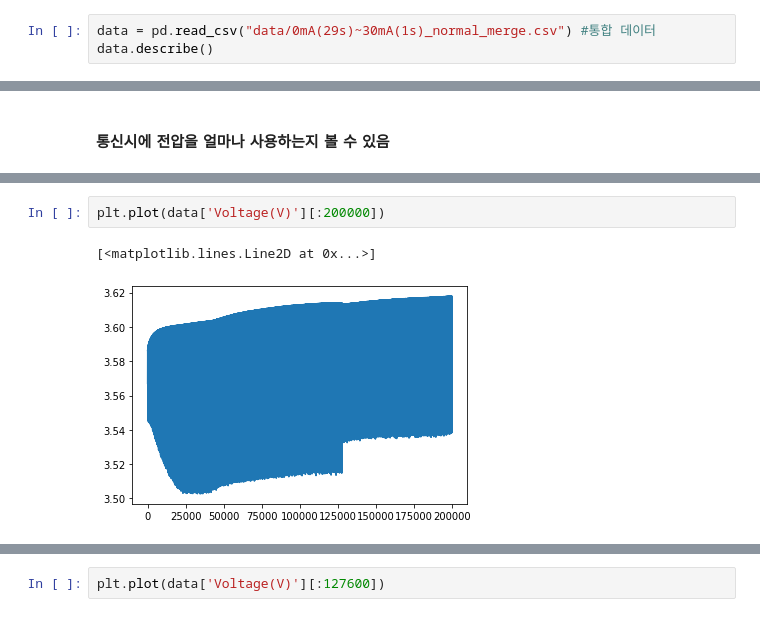
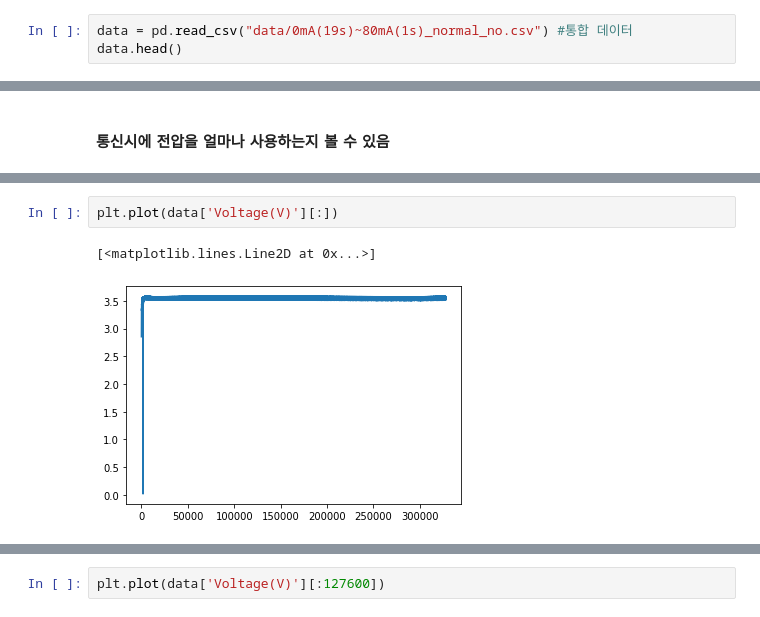
Before and after one commit to minD9it/Battery, a Jupyter notebook: DataAnalysis_NORMAL.ipynb, the cells around one changed output, grey strips where cells are left out. Saved outputs shown, nothing was run; the diff lists cells and outputs as text.

```diff
--- a/DataAnalysis_NORMAL.ipynb
+++ b/DataAnalysis_NORMAL.ipynb
@@ -10,6 +10,6 @@ from tqdm import tqdm
 # %% [markdown]
 ### 데이터 불러오기
 # %%
-data = pd.read_csv("data/0mA(29s)~30mA(1s)_normal_merge.csv") #통합 데이터
-data.describe()
+data = pd.read_csv("data/0mA(19s)~80mA(1s)_normal_no.csv") #통합 데이터
+data.head()
 # %% [output]
@@ -198,8 +198,8 @@ plt.plot(np.max(recovery_rate[:], axis=1)) #ref(normal_merge)
 # %%
-plt.plot(data['Voltage(V)'][:200000])
+plt.plot(data['Voltage(V)'][:])
 # %% [output]
 [<matplotlib.lines.Line2D at 0x...>]
-[figure, old version]
+[figure, new version]
 # %%
 index[1052]
 # %% [output]
```
Also changed, not shown: parts of 12 cells of this notebook.
